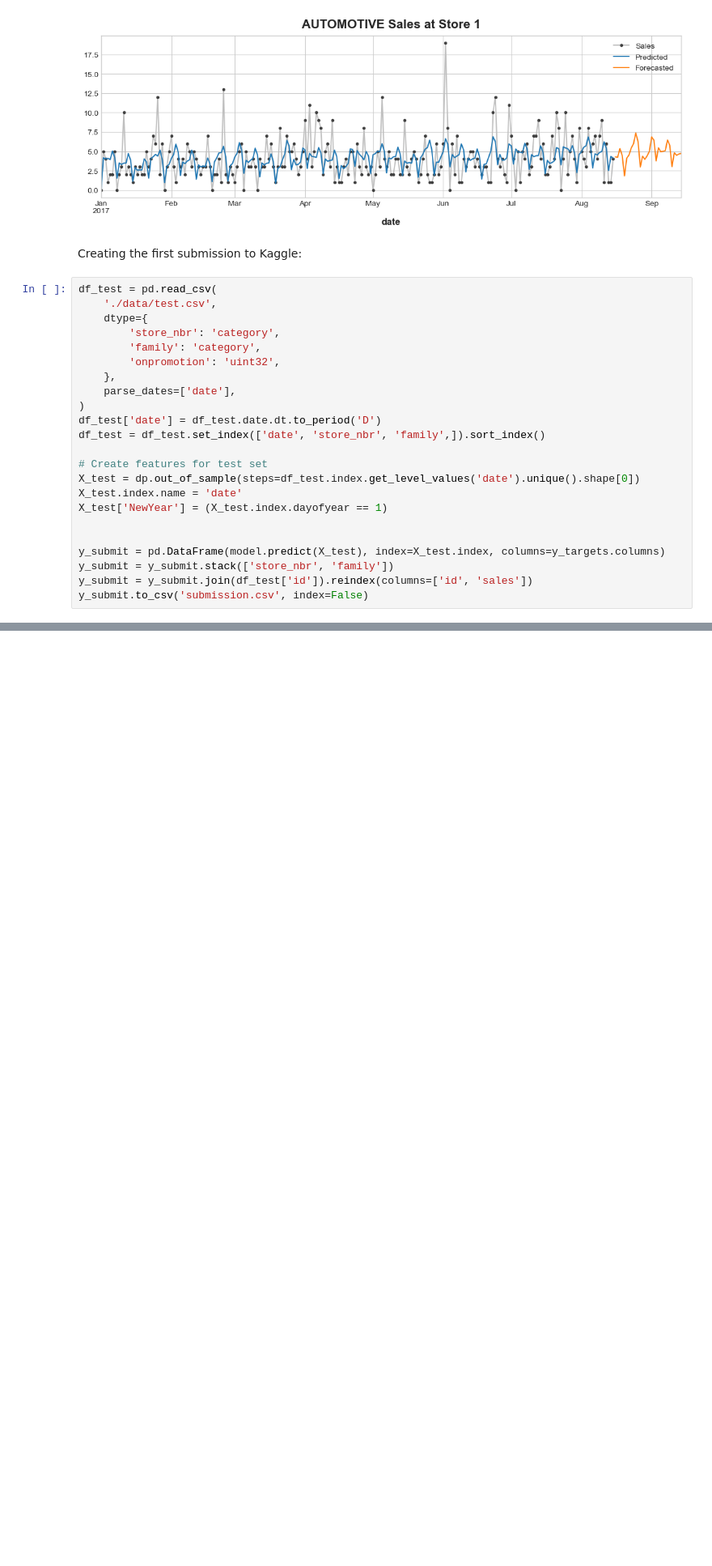
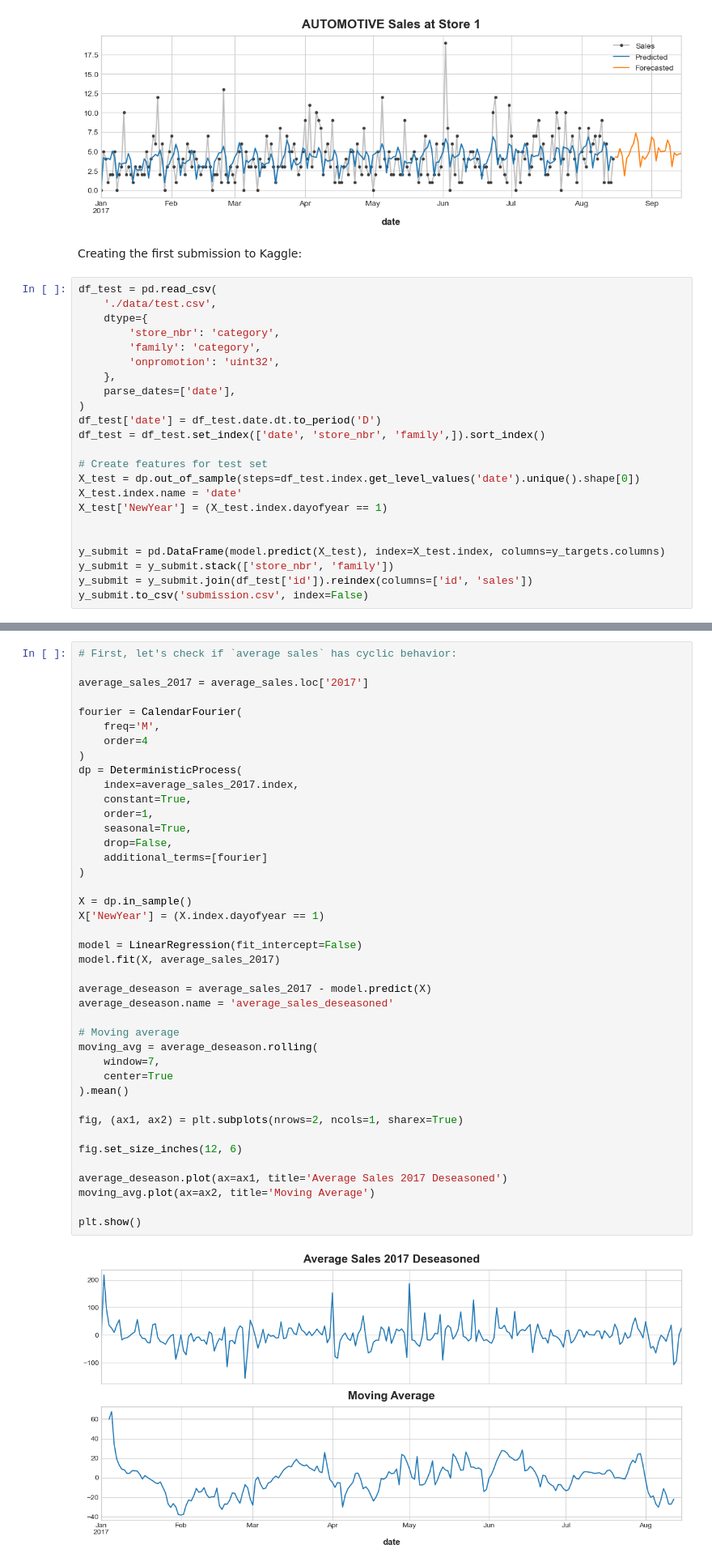
Before and after one commit to edmar-bevilaqua/data_science, a Jupyter notebook: Projects/Kaggle/Store Sales - Time Series Forecasting/store_sales.ipynb, the cells around one changed output, grey strips where cells are left out. Shown at 81% size. Drawn from its saved outputs; the diff is of its cells as text; blank space fills up the shorter version.

Commit message:
Update store_sales.ipynb
Check for cyclic behavior in the average sales and average sales of 2017.

```diff
--- a/Projects/Kaggle/Store Sales - Time Series Forecasting/store_sales.ipynb
+++ b/Projects/Kaggle/Store Sales - Time Series Forecasting/store_sales.ipynb
@@ -331,0 +342,43 @@ y_submit.to_csv('submission.csv', index=False)
+# %%
+# First, let's check if `average sales` has cyclic behavior:
+
+average_sales_2017 = average_sales.loc['2017']
+
+fourier = CalendarFourier(
+    freq='M',
+    order=4
+)
+dp = DeterministicProcess(
+    index=average_sales_2017.index,
+    constant=True,
+    order=1,
+    seasonal=True,
+    drop=False,
+    additional_terms=[fourier]
+)
+
+X = dp.in_sample()
+X['NewYear'] = (X.index.dayofyear == 1)
+
+model = LinearRegression(fit_intercept=False)
+model.fit(X, average_sales_2017)
+
+average_deseason = average_sales_2017 - model.predict(X)
+average_deseason.name = 'average_sales_deseasoned'
+
+# Moving average
+moving_avg = average_deseason.rolling(
+    window=7,
+    center=True
+).mean()
+
+fig, (ax1, ax2) = plt.subplots(nrows=2, ncols=1, sharex=True)
+
+fig.set_size_inches(12, 6)
+
+average_deseason.plot(ax=ax1, title='Average Sales 2017 Deseasoned')
+moving_avg.plot(ax=ax2, title='Moving Average')
+
+plt.show()
+# %% [output]
+[figure, added]
```
Also changed, not shown: parts of 4 cells of this notebook, 2 other files.
